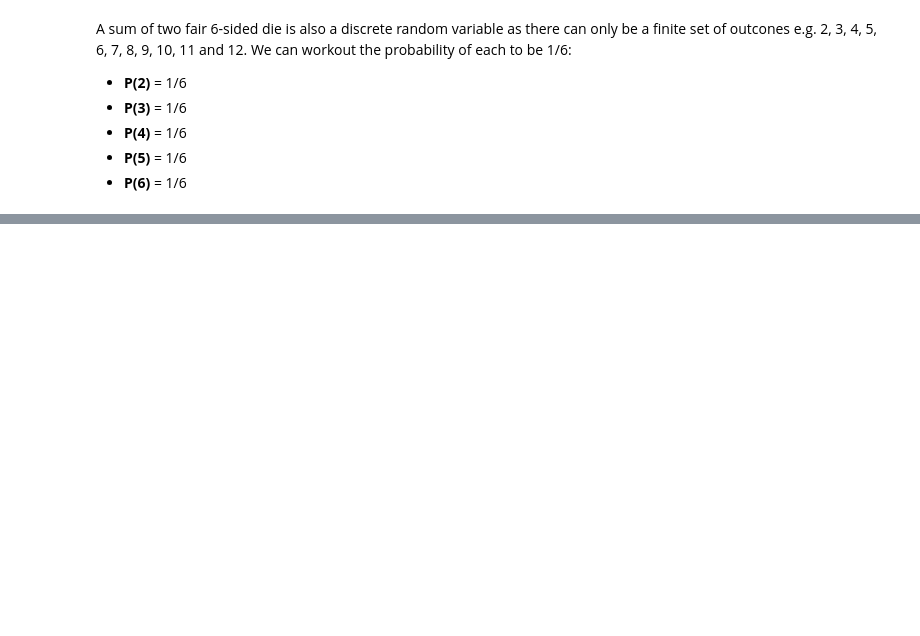
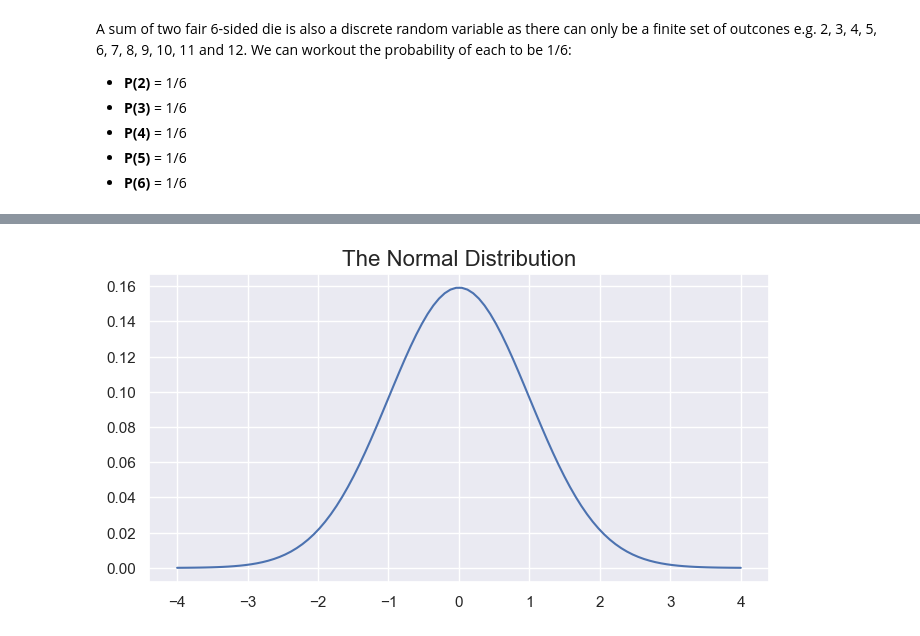
Before and after one commit to ShaneOG2/fund-data-analysis-assessment, a Jupyter notebook: Practicals/Normal Distribution Notebook.ipynb, the cells around one changed output, grey strips where cells are left out. Drawn from its saved outputs; the diff is of its cells as text; code cells hidden in the pictures; blank space fills up the shorter version.

Commit message:
Intro normal distribution notebook

```diff
--- a/Practicals/Normal Distribution Notebook.ipynb
+++ b/Practicals/Normal Distribution Notebook.ipynb
@@ -82,0 +85,13 @@ plt.hist(sum_of_dice);
+# %%
+# Set figure size
+fig, ax = plt.subplots(figsize=(8,4))
+
+# Plot the normal distrution.
+normpdf = lambda mu, s, x: (1.0 / (2.0 * np.pi * s**2)) * np.exp(-((x - mu)**2)/(2 * s**2))
+
+x = np.linspace(-4.0, 4.0, 100)
+y = normpdf(0.0, 1.0, x)
+plt.title('The Normal Distribution', fontsize = "16")
+ax.plot(x, y);
+# %% [output]
+[figure, added]
```
Also changed, not shown: parts of 20 cells of this notebook.
